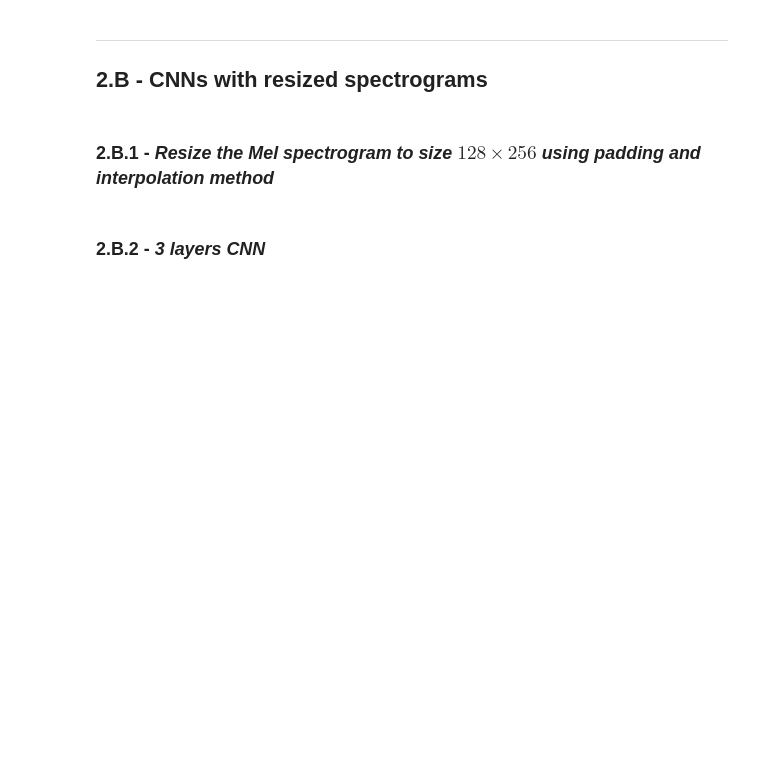
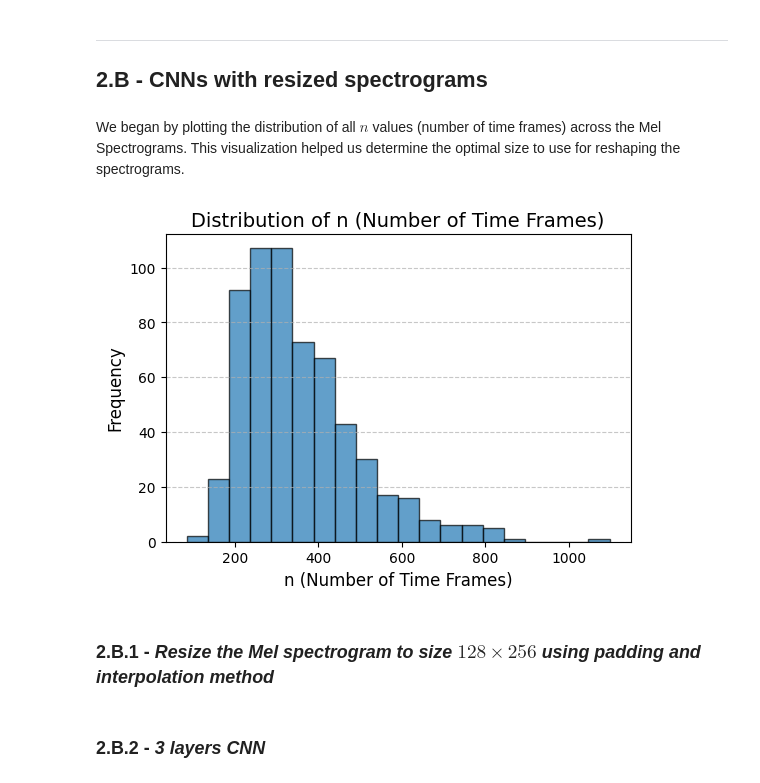
Before and after one commit to SigurdST/emotion_recognition, a Jupyter notebook: notebook.ipynb, the cells around one changed output. Cells and saved outputs as stored; diff of their text form; code cells hidden in the pictures; blank space fills up the shorter version.

```diff
--- a/notebook.ipynb
+++ b/notebook.ipynb
@@ -777,6 +789,21 @@ Recall: 62.81%
 ---
 
 ## 2.B - **CNNs with resized spectrograms**
+# %% [markdown]
+We began by plotting the distribution of all $n$ values (number of time frames) across the Mel Spectrograms. This visualization helped us determine the optimal size to use for reshaping the spectrograms.
+# %%
+n_values = [spec.shape[1] for spec in df_metadata['mel_spectrogram']]
+
+# Créer un histogramme
+plt.figure(figsize=(6, 4))
+plt.hist(n_values, bins=20, edgecolor='black', alpha=0.7)
+plt.title('Distribution of n (Number of Time Frames)', fontsize=14)
+plt.xlabel('n (Number of Time Frames)', fontsize=12)
+plt.ylabel('Frequency', fontsize=12)
+plt.grid(axis='y', linestyle='--', alpha=0.7)
+plt.show()
+# %% [output]
+[figure, added]
 # %% [markdown]
 ### 2.B.1 - *Resize the Mel spectrogram to size $128\times256$ using padding and interpolation method*
 # %%
```
Also changed, not shown: parts of 33 cells of this notebook, 14 other files.
